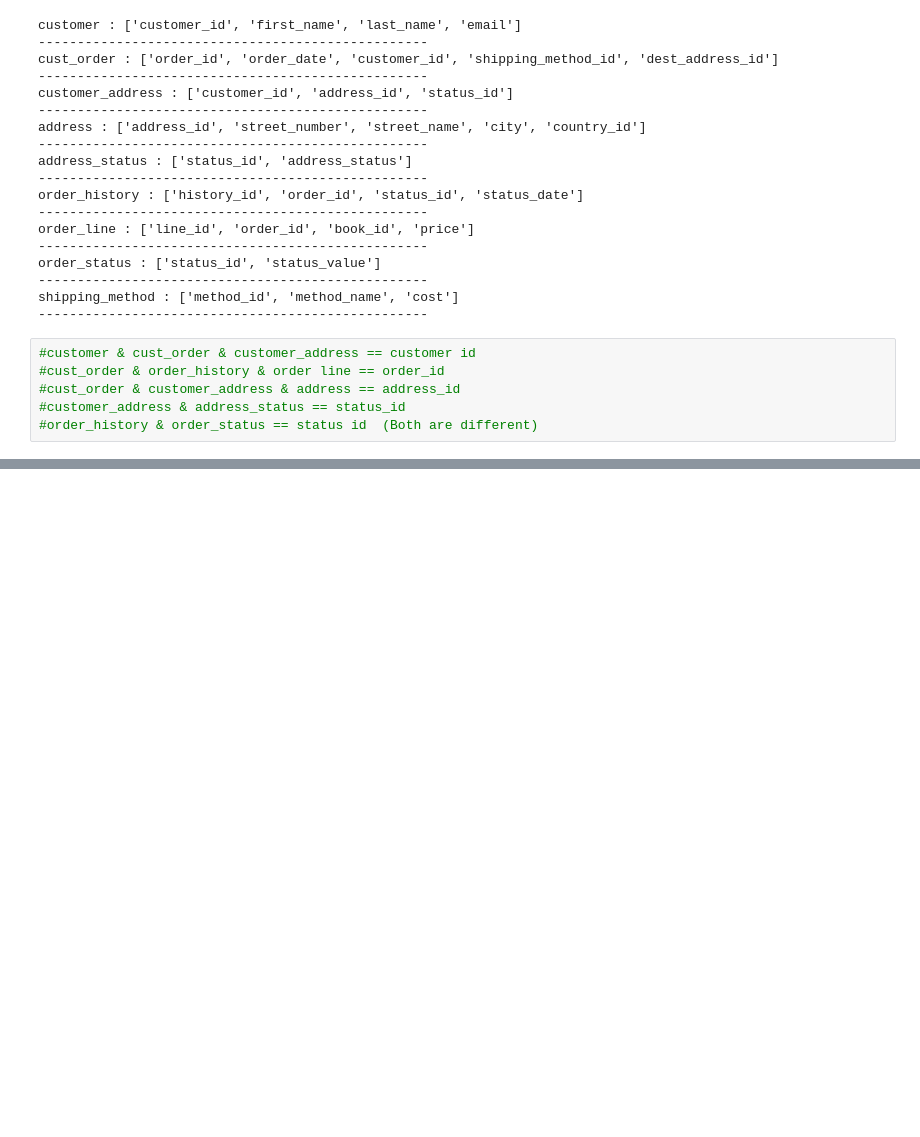
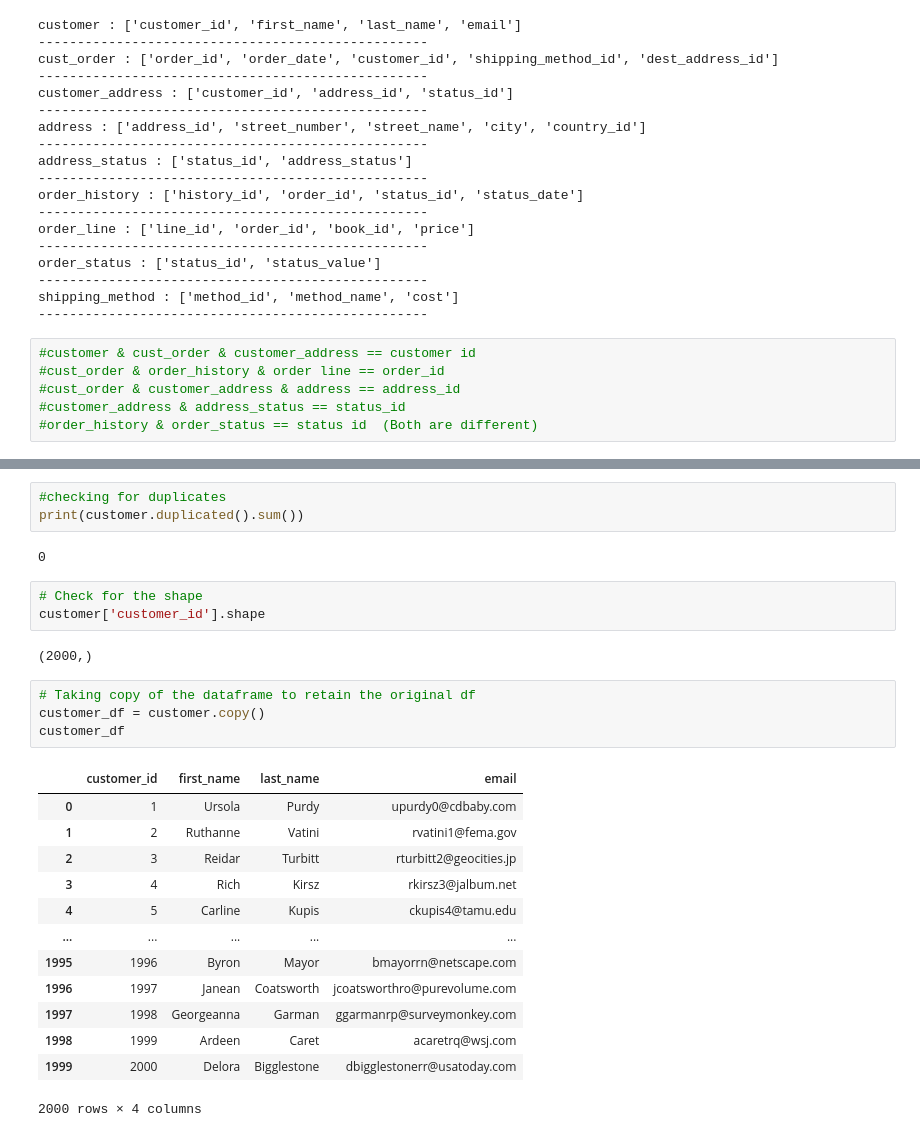
Before and after one commit to Ranjith-DS/DS_Final_Project_01, a Jupyter notebook: Notebook/EDA01.ipynb, the cells around one changed output, grey strips where cells are left out. Drawn from its saved outputs; the diff is of its cells as text; blank space fills up the shorter version.

```diff
--- a/Notebook/EDA01.ipynb
+++ b/Notebook/EDA01.ipynb
@@ -83,0 +93,28 @@ customer.sample(10)
+# %%
+#checking for duplicates
+print(customer.duplicated().sum())
+# %% [output]
+0
+# %%
+# Check for the shape
+customer['customer_id'].shape
+# %% [output]
+(2000,)
+# %%
+# Taking copy of the dataframe to retain the original df
+customer_df = customer.copy()
+customer_df
+# %% [output]
+|  | customer_id | first_name | last_name | email |
+| 0 | 1 | Ursola | Purdy | upurdy0@cdbaby.com |
+| 1 | 2 | Ruthanne | Vatini | rvatini1@fema.gov |
+| 2 | 3 | Reidar | Turbitt | rturbitt2@geocities.jp |
+| 3 | 4 | Rich | Kirsz | rkirsz3@jalbum.net |
+| 4 | 5 | Carline | Kupis | ckupis4@tamu.edu |
+| ... | ... | ... | ... | ... |
+| 1995 | 1996 | Byron | Mayor | bmayorrn@netscape.com |
+| 1996 | 1997 | Janean | Coatsworth | jcoatsworthro@purevolume.com |
+| 1997 | 1998 | Georgeanna | Garman | ggarmanrp@surveymonkey.com |
+| 1998 | 1999 | Ardeen | Caret | acaretrq@wsj.com |
+| 1999 | 2000 | Delora | Bigglestone | dbigglestonerr@usatoday.com |
+2000 rows × 4 columns
```
Also changed, not shown: parts of 49 cells of this notebook.
